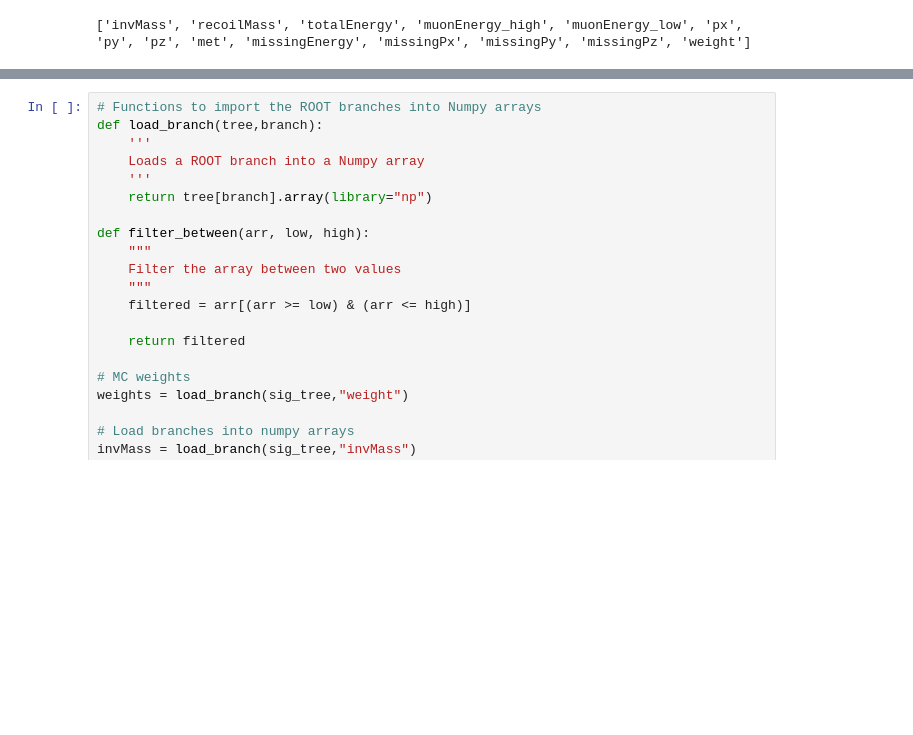
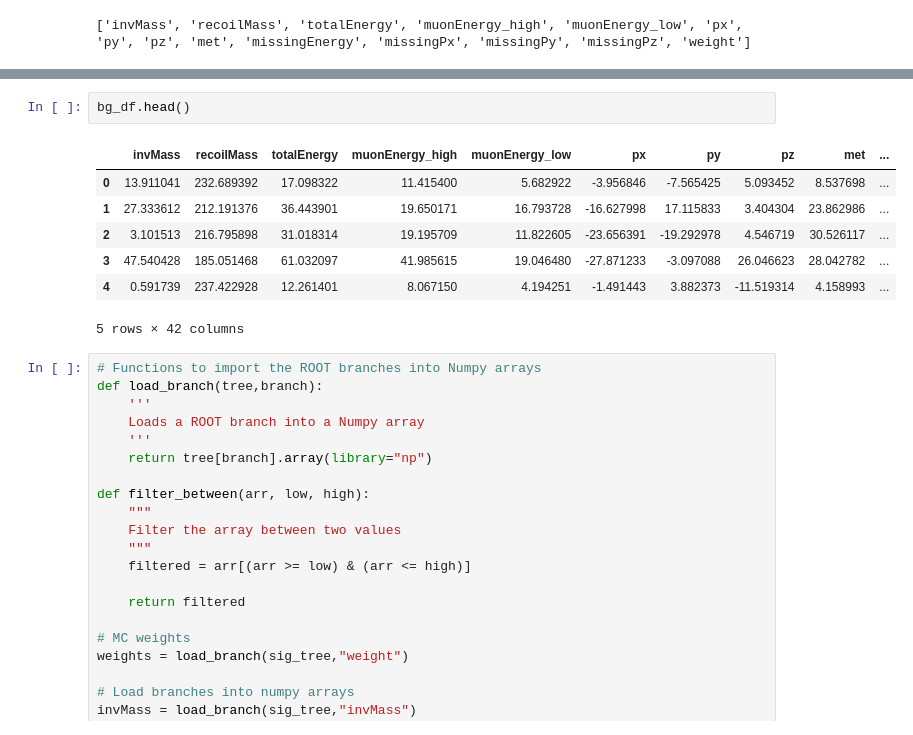
Before and after one commit to mazeeqe/tomaz-example, a Jupyter notebook: data/histogram.ipynb, the cells around one changed output, grey strips where cells are left out. Cells and saved outputs as stored; diff of their text form; blank space fills up the shorter version.

```diff
--- a/data/histogram.ipynb
+++ b/data/histogram.ipynb
@@ -239,3 +246,13 @@ AttributeError: 'Series' object has no attribute 'clone'
+# %%
+bg_df.head()
+# %% [output]
+|  | invMass | recoilMass | totalEnergy | muonEnergy_high | muonEnergy_low | px | py | pz | met | ... |
+| 0 | 13.911041 | 232.689392 | 17.098322 | 11.415400 | 5.682922 | -3.956846 | -7.565425 | 5.093452 | 8.537698 | ... |
+| 1 | 27.333612 | 212.191376 | 36.443901 | 19.650171 | 16.793728 | -16.627998 | 17.115833 | 3.404304 | 23.862986 | ... |
+| 2 | 3.101513 | 216.795898 | 31.018314 | 19.195709 | 11.822605 | -23.656391 | -19.292978 | 4.546719 | 30.526117 | ... |
+| 3 | 47.540428 | 185.051468 | 61.032097 | 41.985615 | 19.046480 | -27.871233 | -3.097088 | 26.046623 | 28.042782 | ... |
+| 4 | 0.591739 | 237.422928 | 12.261401 | 8.067150 | 4.194251 | -1.491443 | 3.882373 | -11.519314 | 4.158993 | ... |
+5 rows × 42 columns
 # %%
 # Functions to import the ROOT branches into Numpy arrays
 def load_branch(tree,branch):
```
Also changed, not shown: parts of 15 cells of this notebook, 1 other file.
